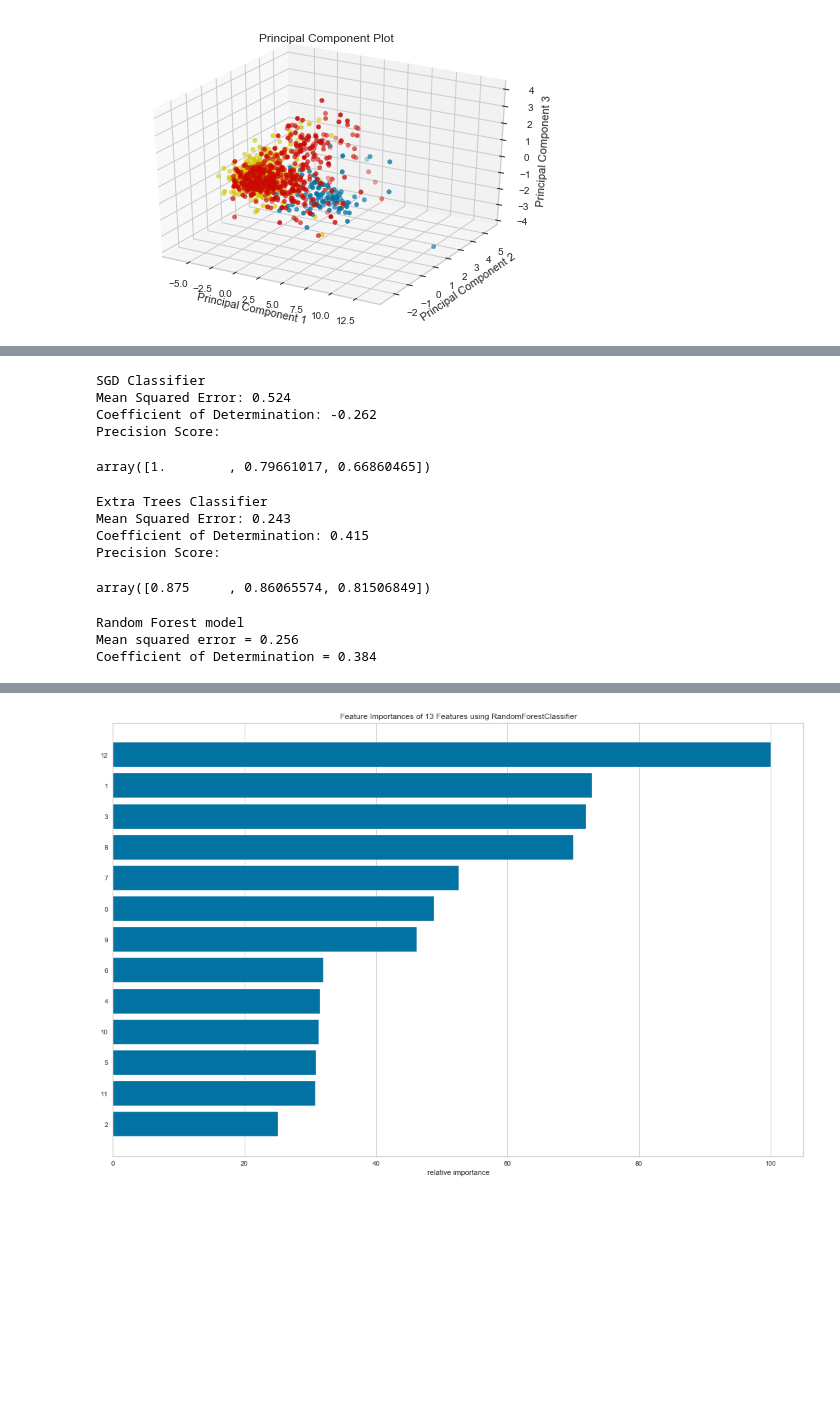
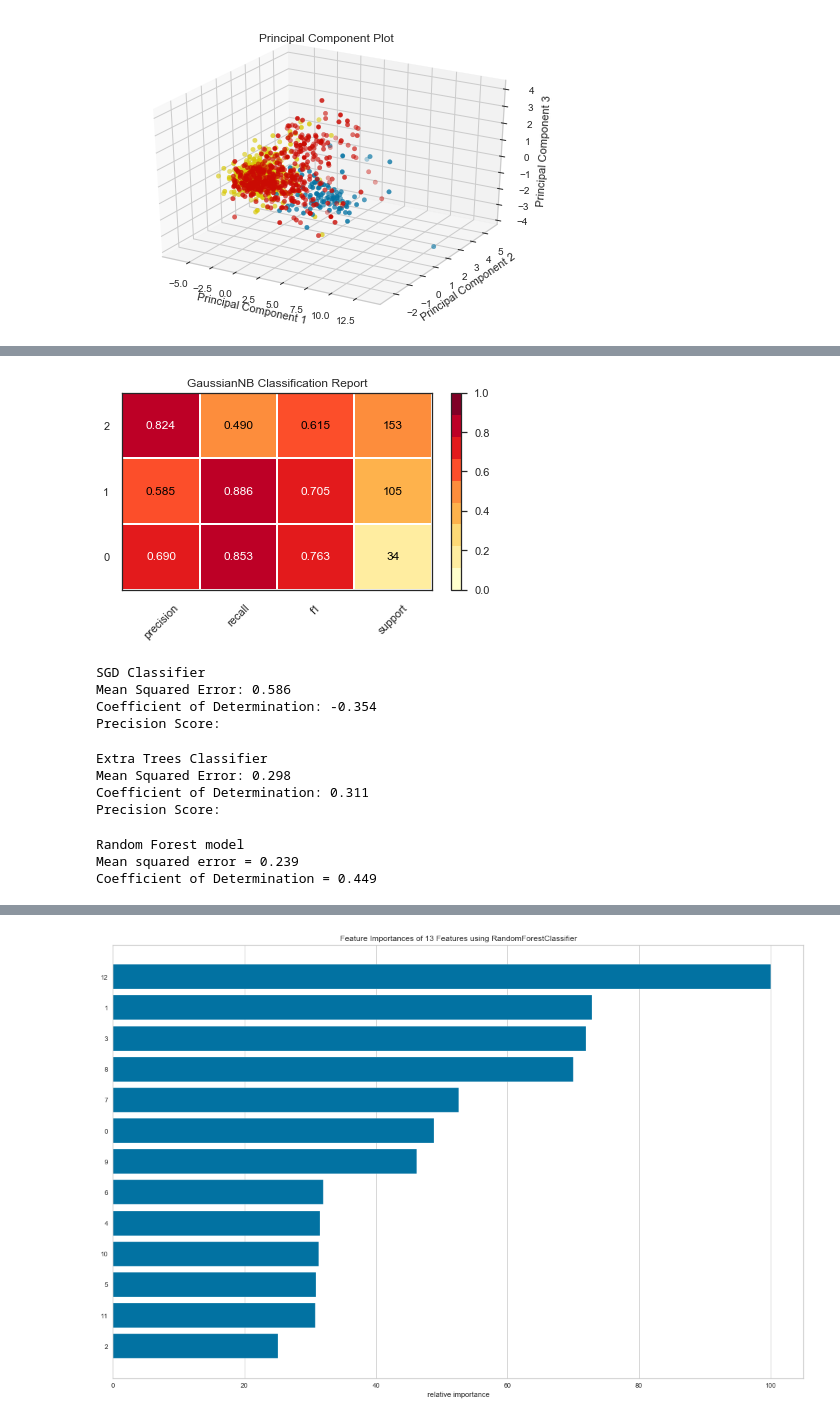
Before and after one commit to fagan2888/Bladder-Cancer-Detection, a Jupyter notebook: BladderCancer_Jun3.ipynb, the cells around one changed output, grey strips where cells are left out. Saved outputs shown, nothing was run; the diff lists cells and outputs as text; code cells hidden in the pictures; blank space fills up the shorter version.

```diff
--- a/BladderCancer_Jun3.ipynb
+++ b/BladderCancer_Jun3.ipynb
@@ -988,3 +1028,15 @@ array([0.79310345, 0.74100719, 0.78225806])
+# %%
+## C) GaussianNB Classifier and visualizer
+
+
+bayes = GaussianNB()
+visualizer = ClassificationReport(bayes, support=True)
+
+visualizer.fit(X_train, y_train)  # Fit the visualizer and the model
+visualizer.score(X_test, y_test)  # Evaluate the model on the test data
+visualizer.poof()                 # Draw/show/poof the data
+# %% [output]
+[figure, added]
 # %%
 model = SGDClassifier(max_iter=100, tol=1e-3)
 model.fit(X_train, y_train)
@@ -997,12 +1049,15 @@ print('Mean Squared Error: %0.3f' % mse(expected, predicted))
 print('Coefficient of Determination: %0.3f' % r2_score(expected, predicted))
 print('Precision Score: ')
 precision_score(expected, predicted, average=None)
+
+pickle_on = open("pickle_SGDC.pkl", "wb")
+pickle.dump( model, pickle_on)
+pickle_on.close()
 # %% [output]
 SGD Classifier
-Mean Squared Error: 0.524
-Coefficient of Determination: -0.262
+Mean Squared Error: 0.586
+Coefficient of Determination: -0.354
 Precision Score:
-array([1.        , 0.79661017, 0.66860465])
 # %%
 model = ExtraTreesClassifier(n_estimators=100)
 model.fit(X_train, y_train)
@@ -1015,12 +1070,15 @@ print('Mean Squared Error: %0.3f' % mse(expected, predicted))
 print('Coefficient of Determination: %0.3f' % r2_score(expected, predicted))
 print('Precision Score: ')
 precision_score(expected, predicted, average=None)
+
+pickle_on = open("pickle_ETC.pkl", "wb")
+pickle.dump( model, pickle_on)
+pickle_on.close()
 # %% [output]
 Extra Trees Classifier
-Mean Squared Error: 0.243
-Coefficient of Determination: 0.415
+Mean Squared Error: 0.298
+Coefficient of Determination: 0.311
 Precision Score:
-array([0.875     , 0.86065574, 0.81506849])
 # %%
 model = RandomForestRegressor()
 model.fit(X_train, y_train)
@@ -1033,7 +1091,11 @@ print('Mean squared error = %0.3f' % mse(expected, predicted))
 print('Coefficient of Determination = %0.3f' % r2_score(expected, predicted))
 #print('Precision Score: ')
 #precision_score(expected, predicted, average=None)
+
+pickle_on = open("pickle_RFC.pkl", "wb")
+pickle.dump( model, pickle_on)
+pickle_on.close()
 # %% [output]
 Random Forest model
-Mean squared error = 0.256
-Coefficient of Determination = 0.384
+Mean squared error = 0.239
+Coefficient of Determination = 0.449
```
Also changed, not shown: parts of 23 cells of this notebook.
